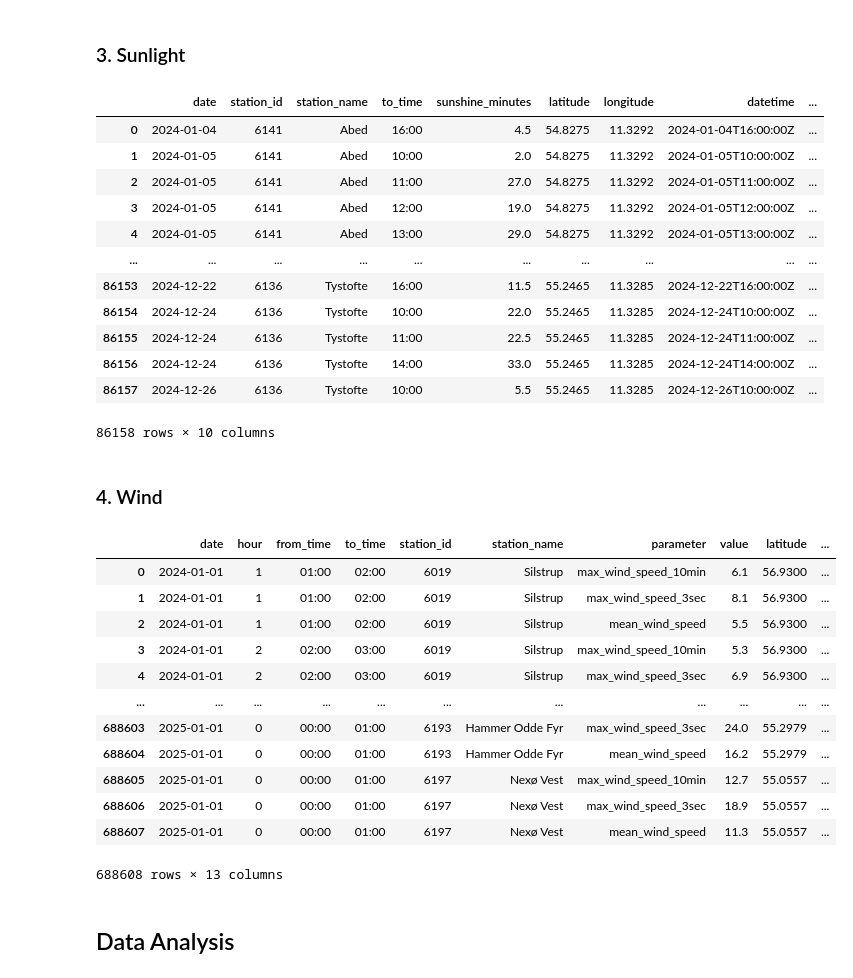
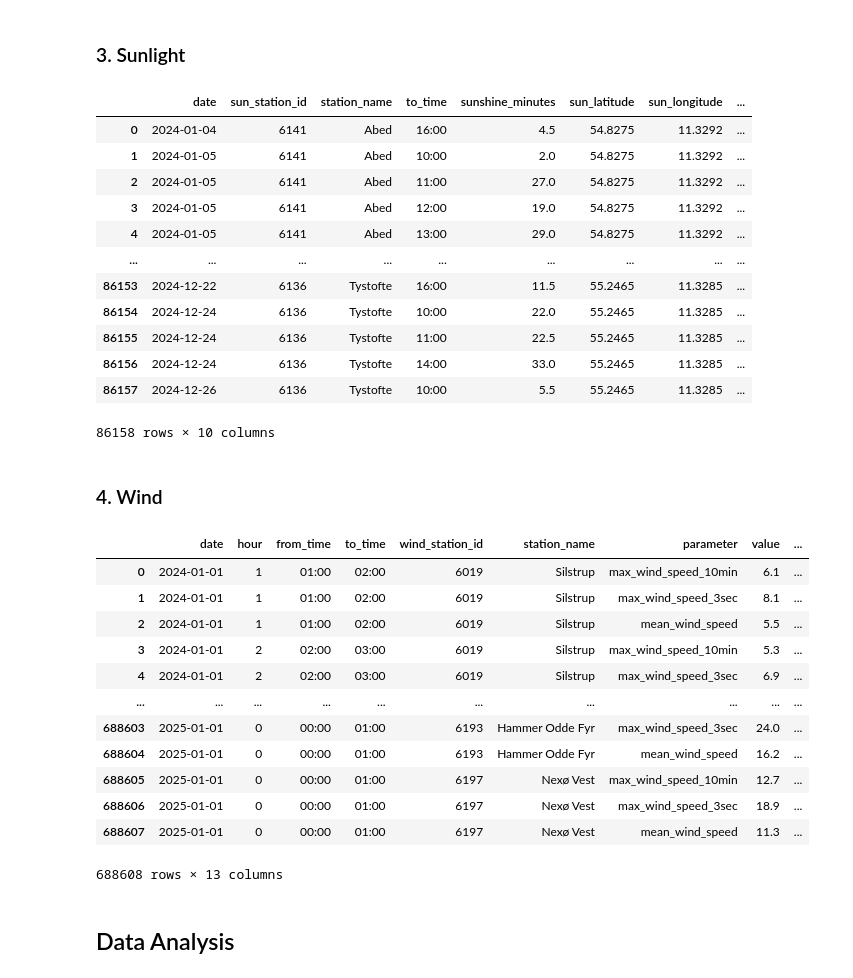
Before and after one commit to The-European-Avengers/BigDataProject, a Jupyter notebook: price_prediction.ipynb, the cells around one changed output. Cells and saved outputs as stored; diff of their text form; code cells hidden in the pictures.

```diff
--- a/price_prediction.ipynb
+++ b/price_prediction.ipynb
@@ -12,6 +12,26 @@ import numpy as np
 ## Useful functions
 # %%
 def normalize_datetime(df, colname):
+    """Converts a datetime column to a UTC datetime column."""
     df = df.rename(columns={colname: 'datetime'})
     df['datetime'] = pd.to_datetime(df['datetime'], utc=True, errors='coerce')
     return df
+
+def calculate_dk_area(row, area_column, area_type):
+    """Calculates the dk area for a given column."""
+    try:
+        if area_type == 'area':
+            return str(row[area_column])[6]
+        elif area_type == 'municipality':
+            return "1" if int(row[area_column]) > 400 else "2"
+        elif area_type == 'longitude':
+            val = row[area_column]
+            if pd.isnull(val):
+                return None
+            try:
+                val = float(val)
+                return '1' if val < 11 else '2'
+            except ValueError:
+                return None
+    except Exception:
+        return None
@@ -130,8 +136,8 @@ display(consumption)
 # %% [markdown]
 ### 3. Sunlight
 # %%
-#sunlight = pd.read_csv('weather/all_danish_hourly_sunlight_2024 formatted.csv', delimiter=';')
-sunlight = pd.read_csv('https://raw.githubusercontent.com/The-European-Avengers/BigDataProject/main/weather/all_danish_hourly_sunlight_2024%20formatted.csv', delimiter=';')
+sunlight = pd.read_csv('weather/all_danish_hourly_sunlight_2024 formatted.csv', delimiter=';')
+# sunlight = pd.read_csv('https://raw.githubusercontent.com/The-European-Avengers/BigDataProject/main/weather/all_danish_hourly_sunlight_2024%20formatted.csv', delimiter=';')
 
 sunlight['datetime'] = pd.to_datetime(
     sunlight['date'] + ' ' + sunlight['to_time'],
@@ -147,55 +153,59 @@ sunlight['datetime'] = sunlight['datetime'].dt.strftime('%Y-%m-%dT%H:%M:%SZ')
 sunlight['CalculatedDKArea'] = sunlight.apply(lambda row: calculate_dk_area(row, 'longitude', 'longitude'), axis=1)
 sunlight['MunicipalityCode'] = sunlight.apply(lambda row: calculate_municipality_code(row), axis=1)
 
+sunlight = sunlight.rename(columns={'latitude': 'sun_latitude', 'longitude': 'sun_longitude', 'station_id': 'sun_station_id'})
+
 display(sunlight)
 # %% [output]
-|  | date | station_id | station_name | to_time | sunshine_minutes | latitude | longitude | datetime | ... |
-| 0 | 2024-01-04 | 6141 | Abed | 16:00 | 4.5 | 54.8275 | 11.3292 | 2024-01-04T16:00:00Z | ... |
-| 1 | 2024-01-05 | 6141 | Abed | 10:00 | 2.0 | 54.8275 | 11.3292 | 2024-01-05T10:00:00Z | ... |
-| 2 | 2024-01-05 | 6141 | Abed | 11:00 | 27.0 | 54.8275 | 11.3292 | 2024-01-05T11:00:00Z | ... |
-| 3 | 2024-01-05 | 6141 | Abed | 12:00 | 19.0 | 54.8275 | 11.3292 | 2024-01-05T12:00:00Z | ... |
-| 4 | 2024-01-05 | 6141 | Abed | 13:00 | 29.0 | 54.8275 | 11.3292 | 2024-01-05T13:00:00Z | ... |
-| ... | ... | ... | ... | ... | ... | ... | ... | ... | ... |
-| 86153 | 2024-12-22 | 6136 | Tystofte | 16:00 | 11.5 | 55.2465 | 11.3285 | 2024-12-22T16:00:00Z | ... |
-| 86154 | 2024-12-24 | 6136 | Tystofte | 10:00 | 22.0 | 55.2465 | 11.3285 | 2024-12-24T10:00:00Z | ... |
-| 86155 | 2024-12-24 | 6136 | Tystofte | 11:00 | 22.5 | 55.2465 | 11.3285 | 2024-12-24T11:00:00Z | ... |
-| 86156 | 2024-12-24 | 6136 | Tystofte | 14:00 | 33.0 | 55.2465 | 11.3285 | 2024-12-24T14:00:00Z | ... |
-| 86157 | 2024-12-26 | 6136 | Tystofte | 10:00 | 5.5 | 55.2465 | 11.3285 | 2024-12-26T10:00:00Z | ... |
+|  | date | sun_station_id | station_name | to_time | sunshine_minutes | sun_latitude | sun_longitude | ... |
+| 0 | 2024-01-04 | 6141 | Abed | 16:00 | 4.5 | 54.8275 | 11.3292 | ... |
+| 1 | 2024-01-05 | 6141 | Abed | 10:00 | 2.0 | 54.8275 | 11.3292 | ... |
+| 2 | 2024-01-05 | 6141 | Abed | 11:00 | 27.0 | 54.8275 | 11.3292 | ... |
+| 3 | 2024-01-05 | 6141 | Abed | 12:00 | 19.0 | 54.8275 | 11.3292 | ... |
+| 4 | 2024-01-05 | 6141 | Abed | 13:00 | 29.0 | 54.8275 | 11.3292 | ... |
+| ... | ... | ... | ... | ... | ... | ... | ... | ... |
+| 86153 | 2024-12-22 | 6136 | Tystofte | 16:00 | 11.5 | 55.2465 | 11.3285 | ... |
+| 86154 | 2024-12-24 | 6136 | Tystofte | 10:00 | 22.0 | 55.2465 | 11.3285 | ... |
+| 86155 | 2024-12-24 | 6136 | Tystofte | 11:00 | 22.5 | 55.2465 | 11.3285 | ... |
+| 86156 | 2024-12-24 | 6136 | Tystofte | 14:00 | 33.0 | 55.2465 | 11.3285 | ... |
+| 86157 | 2024-12-26 | 6136 | Tystofte | 10:00 | 5.5 | 55.2465 | 11.3285 | ... |
 86158 rows × 10 columns
 # %% [markdown]
 ### 4. Wind
 # %%
-#wind = pd.read_csv('weather/danish_hourly_wind_data_2024.csv', delimiter=';')
-wind = pd.read_csv('https://raw.githubusercontent.com/The-European-Avengers/BigDataProject/main/weather/danish_hourly_wind_data_2024.csv', delimiter=';')
+wind = pd.read_csv('weather/danish_hourly_wind_data_2024.csv', delimiter=';')
+# wind = pd.read_csv('https://raw.githubusercontent.com/The-European-Avengers/BigDataProject/main/weather/danish_hourly_wind_data_2024.csv', delimiter=';')
 
 wind['datetime'] = pd.to_datetime(
     wind['date'] + ' ' + wind['to_time'],
     format='%Y-%m-%d %H:%M'  # matches your input
 )
 
 # Force timezone UTC
 wind['datetime'] = wind['datetime'].dt.tz_localize('UTC')
 
 # Convert to ISO 8601 with Z suffix
 wind['datetime'] = wind['datetime'].dt.strftime('%Y-%m-%dT%H:%M:%SZ')
 
 wind["CalculatedDKArea"] = wind.apply(lambda row: calculate_dk_area(row, "longitude", "longitude"), axis=1)
 wind['MunicipalityCode'] = wind.apply(lambda row: calculate_municipality_code(row), axis=1)
 
+wind = wind.rename(columns={'latitude': 'wind_latitude', 'longitude': 'wind_longitude', 'station_id': 'wind_station_id'})
+
 display(wind)
 # %% [output]
-|  | date | hour | from_time | to_time | station_id | station_name | parameter | value | latitude | ... |
-| 0 | 2024-01-01 | 1 | 01:00 | 02:00 | 6019 | Silstrup | max_wind_speed_10min | 6.1 | 56.9300 | ... |
-| 1 | 2024-01-01 | 1 | 01:00 | 02:00 | 6019 | Silstrup | max_wind_speed_3sec | 8.1 | 56.9300 | ... |
-| 2 | 2024-01-01 | 1 | 01:00 | 02:00 | 6019 | Silstrup | mean_wind_speed | 5.5 | 56.9300 | ... |
-| 3 | 2024-01-01 | 2 | 02:00 | 03:00 | 6019 | Silstrup | max_wind_speed_10min | 5.3 | 56.9300 | ... |
-| 4 | 2024-01-01 | 2 | 02:00 | 03:00 | 6019 | Silstrup | max_wind_speed_3sec | 6.9 | 56.9300 | ... |
-| ... | ... | ... | ... | ... | ... | ... | ... | ... | ... | ... |
-| 688603 | 2025-01-01 | 0 | 00:00 | 01:00 | 6193 | Hammer Odde Fyr | max_wind_speed_3sec | 24.0 | 55.2979 | ... |
-| 688604 | 2025-01-01 | 0 | 00:00 | 01:00 | 6193 | Hammer Odde Fyr | mean_wind_speed | 16.2 | 55.2979 | ... |
-| 688605 | 2025-01-01 | 0 | 00:00 | 01:00 | 6197 | Nexø Vest | max_wind_speed_10min | 12.7 | 55.0557 | ... |
-| 688606 | 2025-01-01 | 0 | 00:00 | 01:00 | 6197 | Nexø Vest | max_wind_speed_3sec | 18.9 | 55.0557 | ... |
-| 688607 | 2025-01-01 | 0 | 00:00 | 01:00 | 6197 | Nexø Vest | mean_wind_speed | 11.3 | 55.0557 | ... |
+|  | date | hour | from_time | to_time | wind_station_id | station_name | parameter | value | ... |
+| 0 | 2024-01-01 | 1 | 01:00 | 02:00 | 6019 | Silstrup | max_wind_speed_10min | 6.1 | ... |
+| 1 | 2024-01-01 | 1 | 01:00 | 02:00 | 6019 | Silstrup | max_wind_speed_3sec | 8.1 | ... |
+| 2 | 2024-01-01 | 1 | 01:00 | 02:00 | 6019 | Silstrup | mean_wind_speed | 5.5 | ... |
+| 3 | 2024-01-01 | 2 | 02:00 | 03:00 | 6019 | Silstrup | max_wind_speed_10min | 5.3 | ... |
+| 4 | 2024-01-01 | 2 | 02:00 | 03:00 | 6019 | Silstrup | max_wind_speed_3sec | 6.9 | ... |
+| ... | ... | ... | ... | ... | ... | ... | ... | ... | ... |
+| 688603 | 2025-01-01 | 0 | 00:00 | 01:00 | 6193 | Hammer Odde Fyr | max_wind_speed_3sec | 24.0 | ... |
+| 688604 | 2025-01-01 | 0 | 00:00 | 01:00 | 6193 | Hammer Odde Fyr | mean_wind_speed | 16.2 | ... |
+| 688605 | 2025-01-01 | 0 | 00:00 | 01:00 | 6197 | Nexø Vest | max_wind_speed_10min | 12.7 | ... |
+| 688606 | 2025-01-01 | 0 | 00:00 | 01:00 | 6197 | Nexø Vest | max_wind_speed_3sec | 18.9 | ... |
+| 688607 | 2025-01-01 | 0 | 00:00 | 01:00 | 6197 | Nexø Vest | mean_wind_speed | 11.3 | ... |
 688608 rows × 13 columns
 # %% [markdown]
 ## Data Analysis
```
Also changed, not shown: parts of 6 cells of this notebook.
